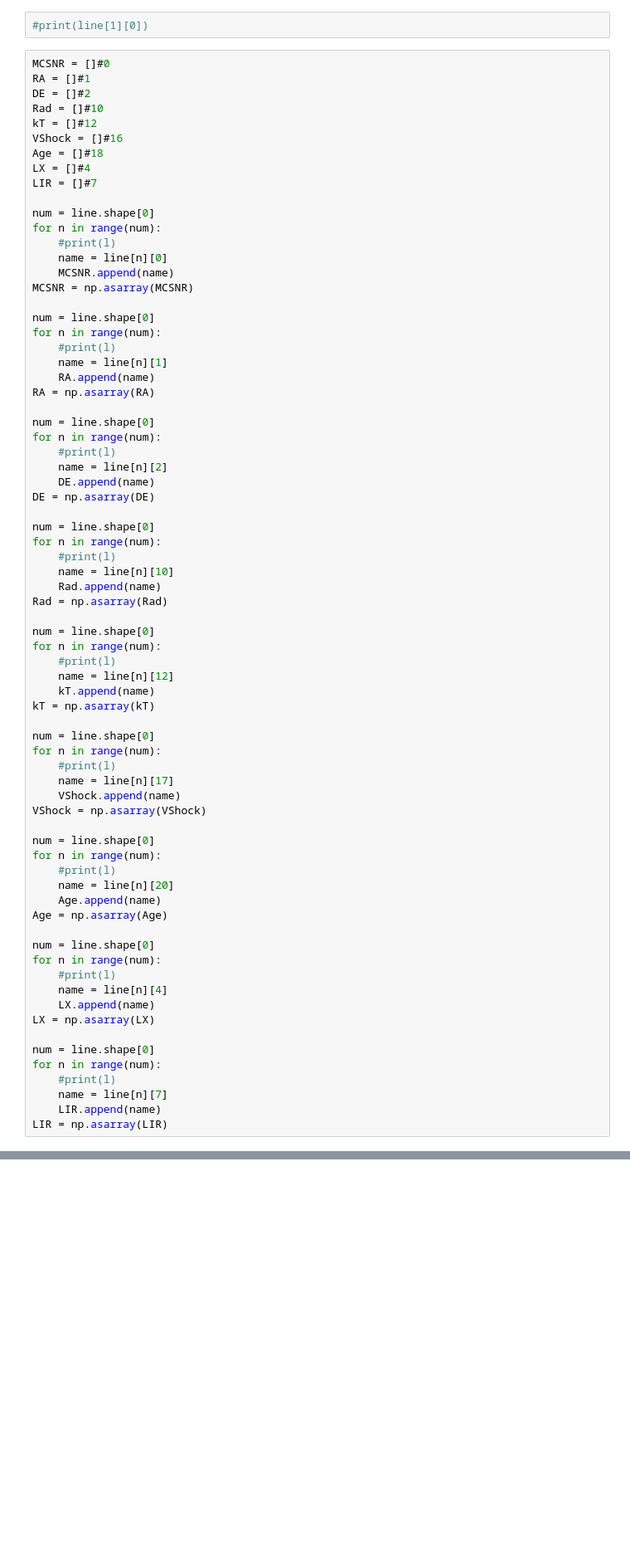
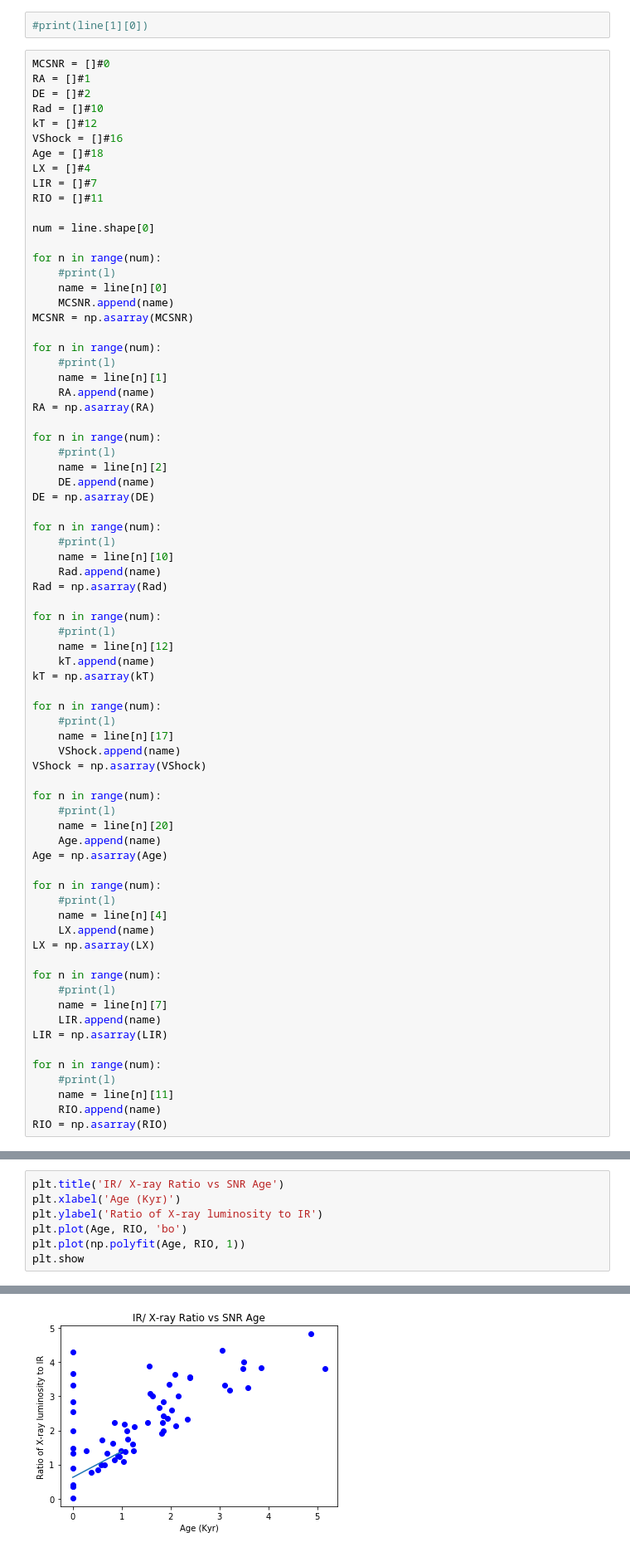
Before and after one commit to jaym878/SNR-Feasibility-Study, a Jupyter notebook: code/Excel_doc_read.ipynb, the cells around one changed output, grey strips where cells are left out. Shown at 83% size. Saved outputs shown, nothing was run; the diff lists cells and outputs as text; blank space fills up the shorter version.

```diff
--- a/code/Excel_doc_read.ipynb
+++ b/code/Excel_doc_read.ipynb
@@ -17,69 +17,69 @@ VShock = []#16
 Age = []#18
 LX = []#4
 LIR = []#7
+RIO = []#11
 
 num = line.shape[0]
+
 for n in range(num):
     #print(l)
     name = line[n][0]
     MCSNR.append(name)
 MCSNR = np.asarray(MCSNR)
 
-num = line.shape[0]
 for n in range(num):
     #print(l)
     name = line[n][1]
     RA.append(name)
 RA = np.asarray(RA)
 
-num = line.shape[0]
 for n in range(num):
     #print(l)
     name = line[n][2]
     DE.append(name)
 DE = np.asarray(DE)
 
-num = line.shape[0]
 for n in range(num):
     #print(l)
     name = line[n][10]
     Rad.append(name)
 Rad = np.asarray(Rad)
 
-num = line.shape[0]
 for n in range(num):
     #print(l)
     name = line[n][12]
     kT.append(name)
 kT = np.asarray(kT)
 
-num = line.shape[0]
 for n in range(num):
     #print(l)
     name = line[n][17]
     VShock.append(name)
 VShock = np.asarray(VShock)
 
-num = line.shape[0]
 for n in range(num):
     #print(l)
     name = line[n][20]
     Age.append(name)
 Age = np.asarray(Age)
 
-num = line.shape[0]
 for n in range(num):
     #print(l)
     name = line[n][4]
     LX.append(name)
 LX = np.asarray(LX)
 
-num = line.shape[0]
 for n in range(num):
     #print(l)
     name = line[n][7]
     LIR.append(name)
 LIR = np.asarray(LIR)
+
+for n in range(num):
+    #print(l)
+    name = line[n][11]
+    RIO.append(name)
+RIO = np.asarray(RIO)
 # %%
 Ra = []
 for n in range(num):
@@ -134,0 +130,8 @@ plt.show
+# %%
+plt.title('IR/ X-ray Ratio vs SNR Age')
+plt.xlabel('Age (Kyr)')
+plt.ylabel('Ratio of X-ray luminosity to IR')
+plt.plot(Age, RIO, 'bo')
+plt.plot(np.polyfit(Age, RIO, 1))
+plt.show
+# %% [output]
@@ -134,0 +139 @@ plt.show
+[figure, added]
```
Also changed, not shown: parts of 6 cells of this notebook, 1 other file.
